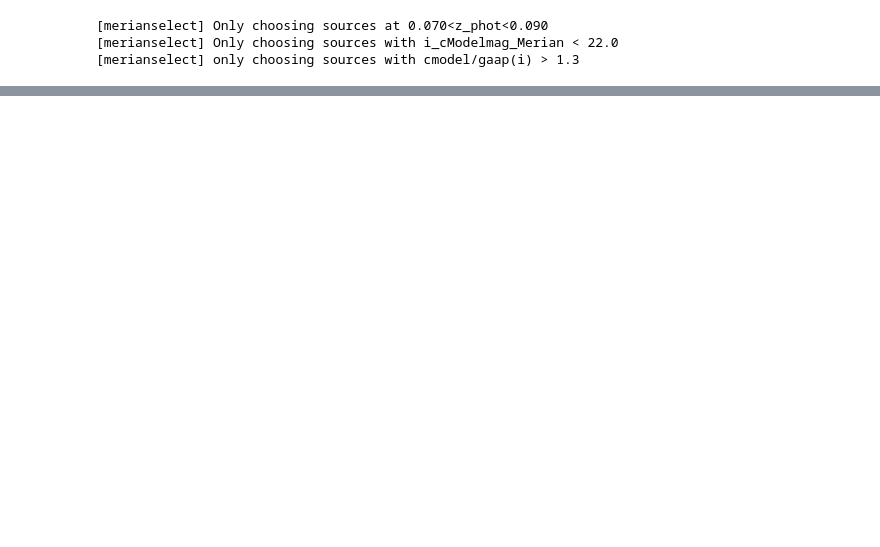
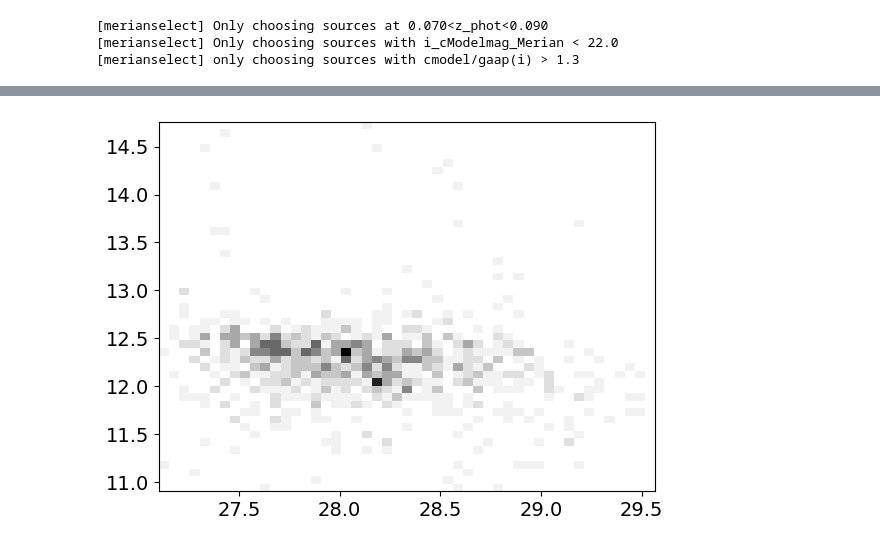
Before and after one commit to ekadofong/agrias, a Jupyter notebook: notebooks/HalphaDirectPhotometry.ipynb, the cells around one changed output, grey strips where cells are left out. Saved outputs shown, nothing was run; the diff lists cells and outputs as text; code cells hidden in the pictures; blank space fills up the shorter version.

```diff
--- a/notebooks/HalphaDirectPhotometry.ipynb
+++ b/notebooks/HalphaDirectPhotometry.ipynb
@@ -60,0 +136,8 @@ ek.loglog()
+# %%
+_=ek.hist2d(
+    np.log10(catalog_halum.reindex(lha_df.index)['LFUV']),
+    np.log10(lha_df['LHa']*1e40 / catalog_halum.reindex(lha_df.index)['LFUV']),
+    bins=50
+)
+# %% [output]
+[figure, added]
```
Also changed, not shown: parts of 10 cells of this notebook, 2 other files.
